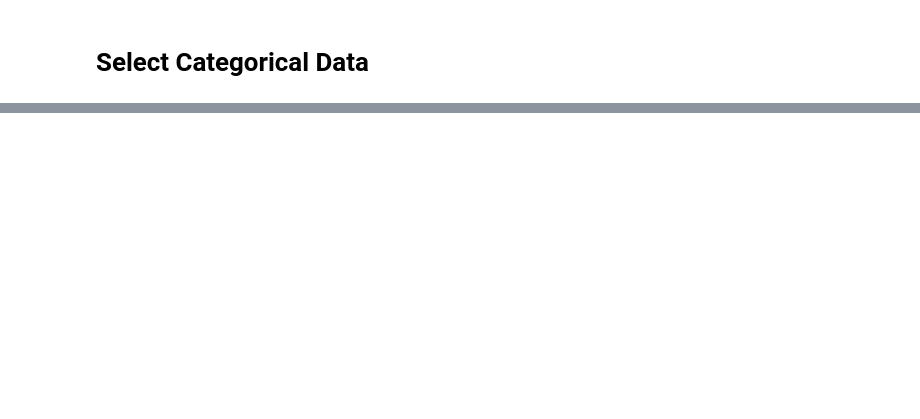
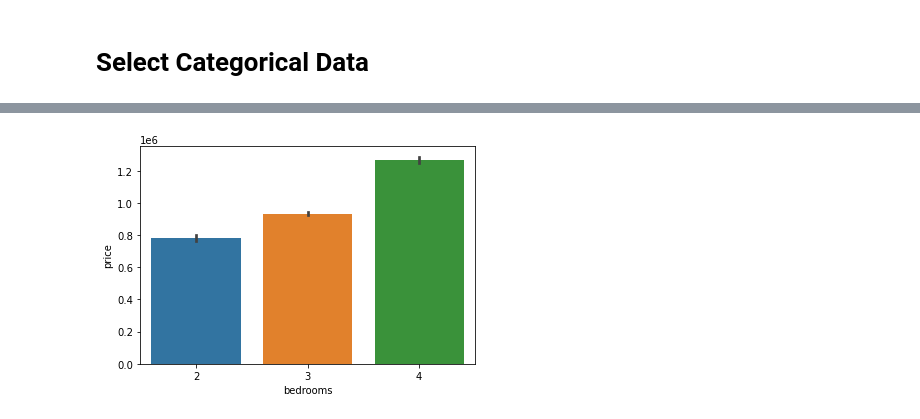
Before and after one commit to josecastillofl/Phase_2_Project, a Jupyter notebook: Untitled.ipynb, the cells around one changed output, grey strips where cells are left out. Drawn from its saved outputs; the diff is of its cells as text; code cells hidden in the pictures; blank space fills up the shorter version.

```diff
--- a/Untitled.ipynb
+++ b/Untitled.ipynb
@@ -307,0 +296,5 @@ strong multicollinearity or other numerical problems.
+# %%
+sns.barplot(x ='bedrooms', y ='price', data = df)
+pd.set_option('display.float_format', lambda x: '%.2f' % x)
+# %% [output]
+[figure, added]
```
Also changed, not shown: parts of 69 cells of this notebook.
